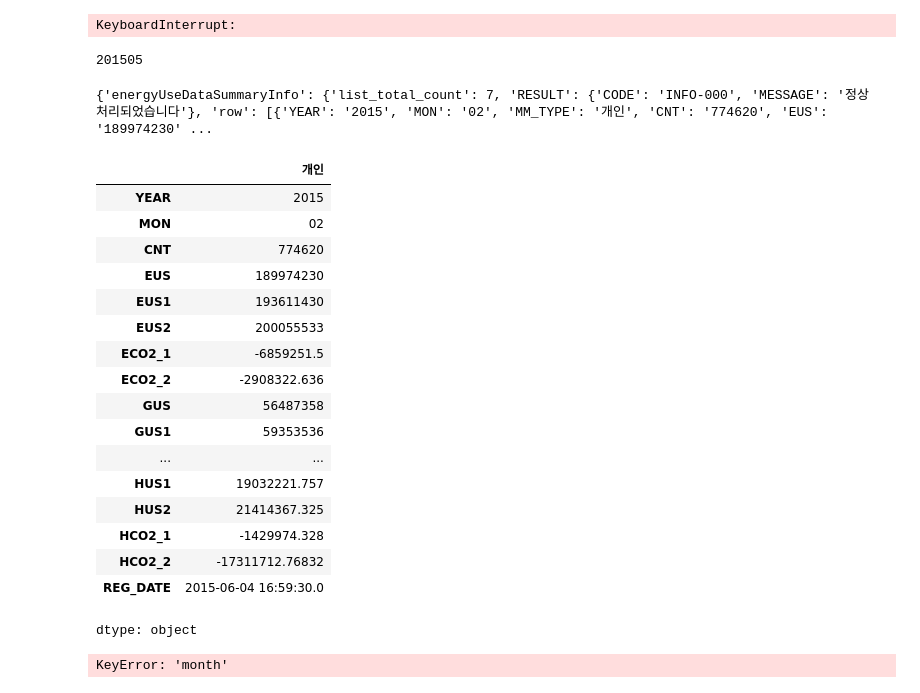
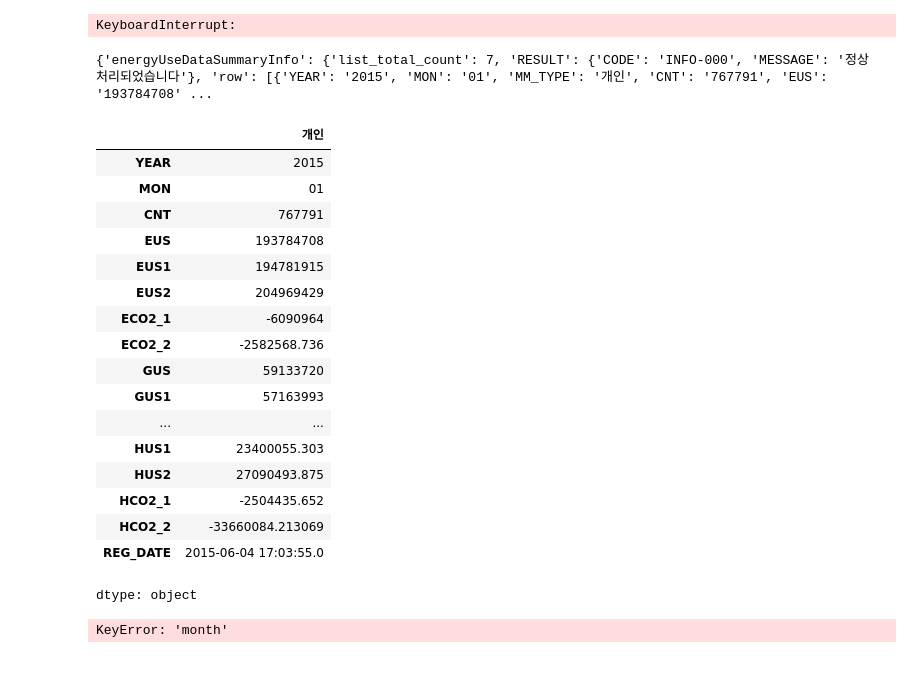
Before and after one commit to akatwinkle/bab_bab, a Jupyter notebook: 과제.ipynb, the cells around one changed output. Drawn from its saved outputs; the diff is of its cells as text; code cells hidden in the pictures.

```diff
--- a/과제.ipynb
+++ b/과제.ipynb
@@ -57,54 +57,49 @@ API 호출 성공
 API 호출 성공
 {'energyUseDataSummaryInfo': {'list_total_count': 7, 'RESULT': {'CODE': 'INFO-000', 'MESSAGE': '정상 처리되었습니다'}, 'row': [{'YEAR': '2015', 'MON': '07', 'MM_TYPE': '기업', 'CNT': '5809', 'EUS': '556996768',  ...
 KeyboardInterrupt:
-# %%
-print(year_month)
-# %% [output]
-201505
 # %%
 import pandas as pd
 import requests
 import json
 
-url = f'http://openapi.seoul.go.kr:8088/4a48554755796f6f36375856727974/json/energyUseDataSummaryInfo/1/7/{year}/{month}'
+url = 'http://openapi.seoul.go.kr:8088/4a48554755796f6f36375856727974/json/energyUseDataSummaryInfo/1/100/2015/01'
 api_key = '4a48554755796f6f36375856727974'
 
 params = {
     'KEY' : api_key,
     'TYPE' : 'json',
     'SERVICE' : 'energyUseDataSummaryInfo',
     'START_INDEX' : '1',
     'END_INDEX' : '1000',
-    'YEAR' : year,
-    'MON' : month
+
 }
 #확인
 resp = requests.get(url, params=params)
 print(resp.json())
 #데이터프레임
 data = resp.json()['energyUseDataSummaryInfo']["row"]
 df = pd.DataFrame(data)
 df = df.set_index('MM_TYPE')
 df.loc['개인']
 # %% [output]
-{'energyUseDataSummaryInfo': {'list_total_count': 7, 'RESULT': {'CODE': 'INFO-000', 'MESSAGE': '정상 처리되었습니다'}, 'row': [{'YEAR': '2015', 'MON': '02', 'MM_TYPE': '개인', 'CNT': '774620', 'EUS': '189974230' ...
+{'energyUseDataSummaryInfo': {'list_total_count': 7, 'RESULT': {'CODE': 'INFO-000', 'MESSAGE': '정상 처리되었습니다'}, 'row': [{'YEAR': '2015', 'MON': '01', 'MM_TYPE': '개인', 'CNT': '767791', 'EUS': '193784708' ...
 |  | 개인 |
 | YEAR | 2015 |
-| MON | 02 |
-| CNT | 774620 |
-| EUS | 189974230 |
-| EUS1 | 193611430 |
-| EUS2 | 200055533 |
-| ECO2_1 | -6859251.5 |
-| ECO2_2 | -2908322.636 |
-| GUS | 56487358 |
-| GUS1 | 59353536 |
+| MON | 01 |
+| CNT | 767791 |
+| EUS | 193784708 |
+| EUS1 | 194781915 |
+| EUS2 | 204969429 |
+| ECO2_1 | -6090964 |
+| ECO2_2 | -2582568.736 |
+| GUS | 59133720 |
+| GUS1 | 57163993 |
 | ... | ... |
-| HUS1 | 19032221.757 |
-| HUS2 | 21414367.325 |
-| HCO2_1 | -1429974.328 |
-| HCO2_2 | -17311712.76832 |
-| REG_DATE | 2015-06-04 16:59:30.0 |
+| HUS1 | 23400055.303 |
+| HUS2 | 27090493.875 |
+| HCO2_1 | -2504435.652 |
+| HCO2_2 | -33660084.213069 |
+| REG_DATE | 2015-06-04 17:03:55.0 |
 dtype: object
 # %%
 import pandas as pd
```
Also changed, not shown: parts of 1 cell of this notebook.
